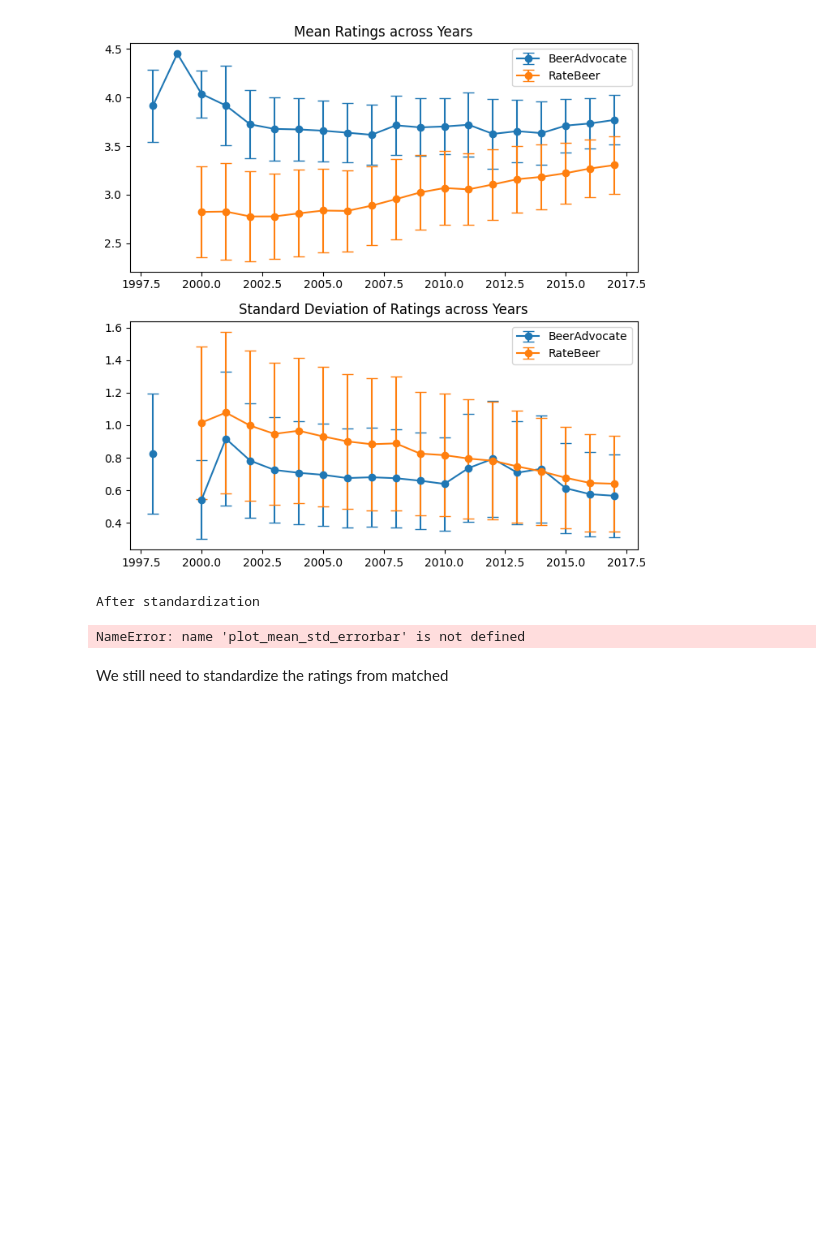
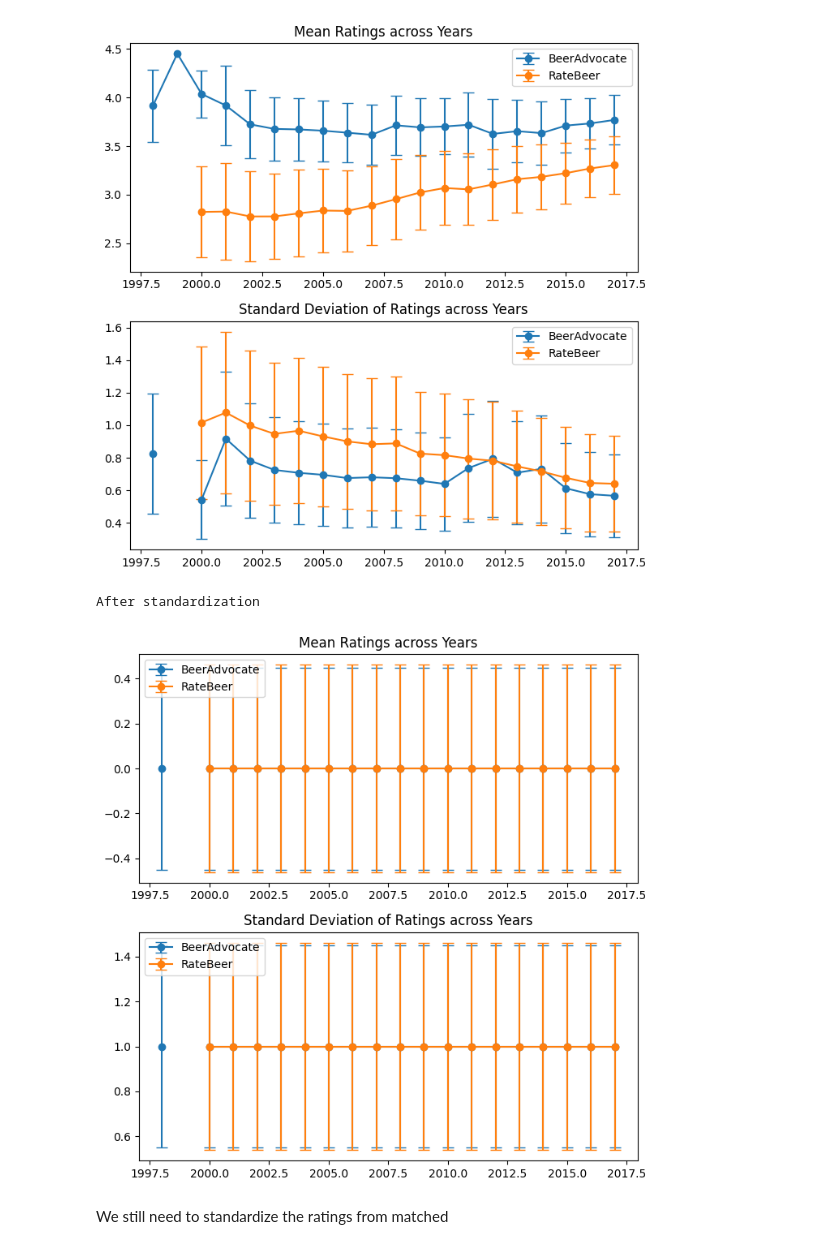
Before and after one commit to epfl-ada/ada-2023-project-laremontada61, a Jupyter notebook: Baseline_ranking.ipynb, the cells around one changed output. Cells and saved outputs as stored; diff of their text form; code cells hidden in the pictures; blank space fills up the shorter version.

```diff
--- a/Baseline_ranking.ipynb
+++ b/Baseline_ranking.ipynb
@@ -350,12 +348,12 @@ Before standardization
 [figure]
 # %%
 mean_std_BA_standardized = ratings_BA_standardized.groupby('year')['std_rating'].agg(['mean', 'std'])
-#mean_std_RB_standardized = ratings_RB_standardized.groupby('year')['std_rating'].agg(['mean', 'std'])
+mean_std_RB_standardized = ratings_RB_standardized.groupby('year')['std_rating'].agg(['mean', 'std'])
 print("After standardization")
 plot_mean_std_errorbar(mean_std_BA_standardized, mean_std_RB_standardized)
 # %% [output]
 After standardization
-NameError: name 'plot_mean_std_errorbar' is not defined
+[figure, added]
 # %% [markdown]
 We still need to standardize the ratings from matched
 # %%
```
Also changed, not shown: parts of 58 cells of this notebook.
